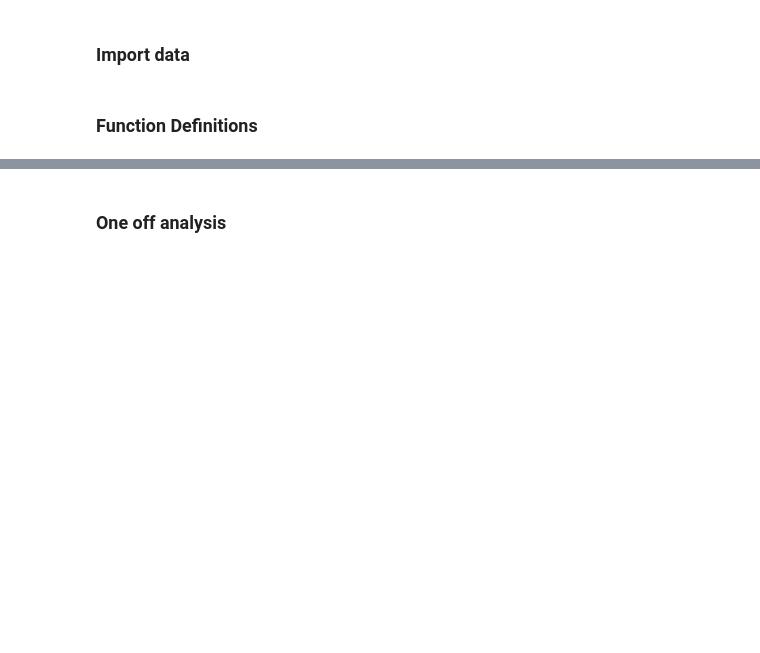
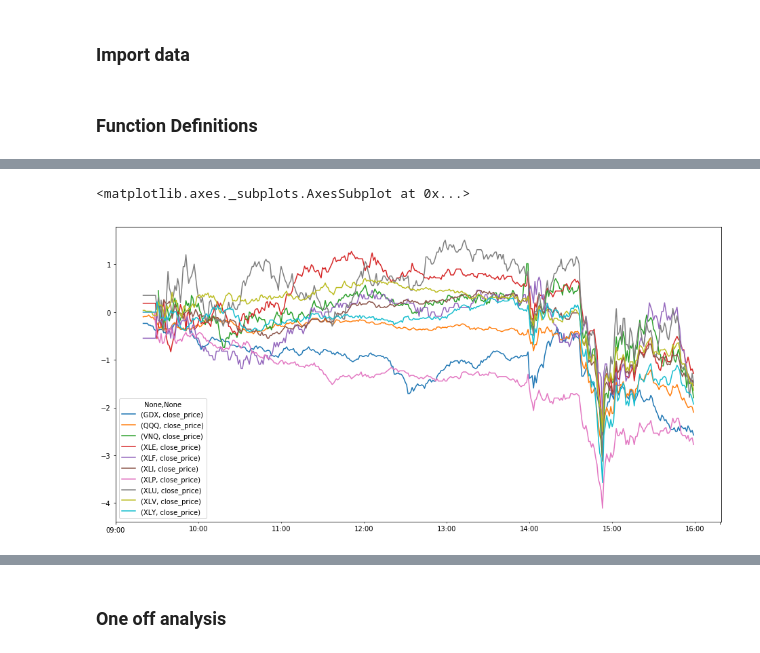
Before and after one commit to brentjm/zipline, a Jupyter notebook: notebooks/Data Analysis.ipynb, the cells around one changed output, grey strips where cells are left out. Cells and saved outputs as stored; diff of their text form; code cells hidden in the pictures; blank space fills up the shorter version.

```diff
--- a/notebooks/Data Analysis.ipynb
+++ b/notebooks/Data Analysis.ipynb
@@ -57,0 +188,7 @@ def scaled_price_change(prices):
+# %%
+close_price = minute_bars.loc[:, (slice(None), "close_price")].pct_change().cumsum(axis=0)
+close_price = close_price / close_price.std(axis=0)
+close_price.iloc[200:600].plot(figsize=(16,8))
+# %% [output]
+<matplotlib.axes._subplots.AxesSubplot at 0x...>
+[figure, added]
```
Also changed, not shown: parts of 26 cells of this notebook, 4 other files.
